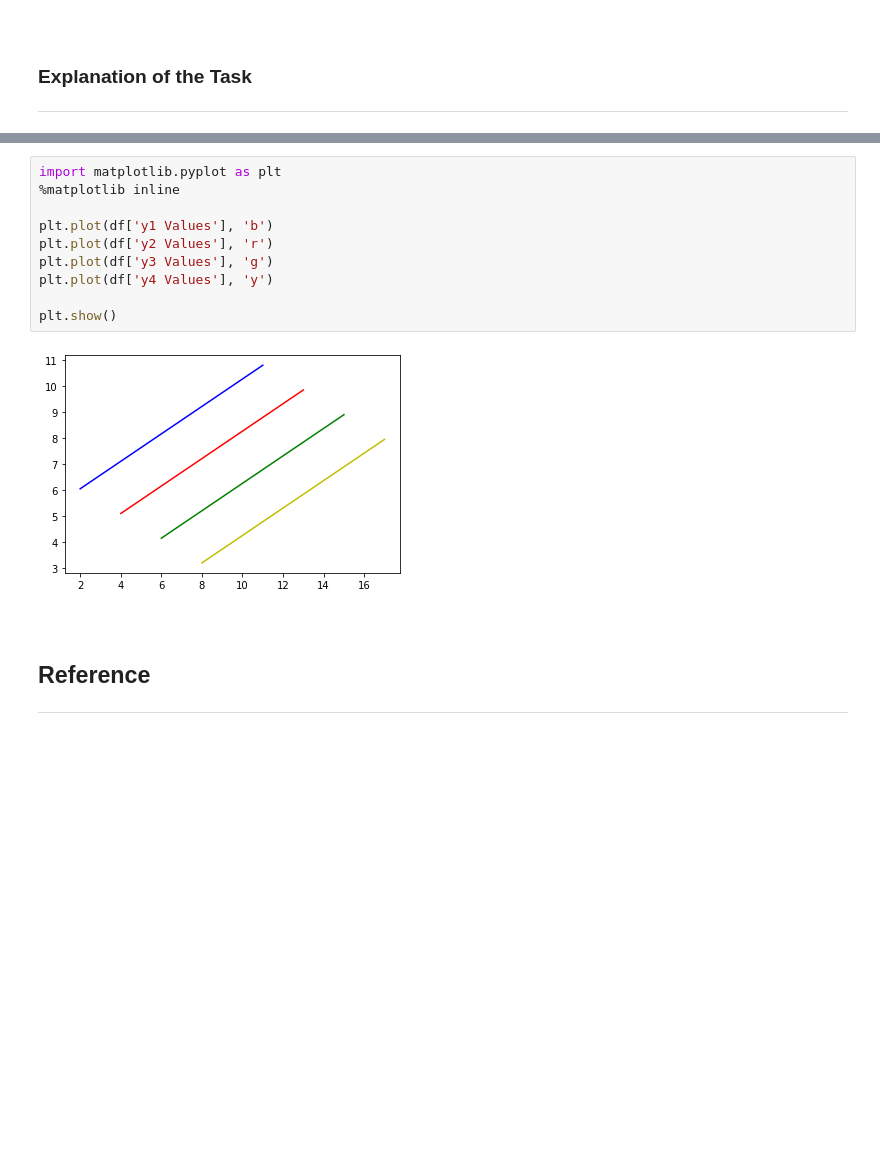
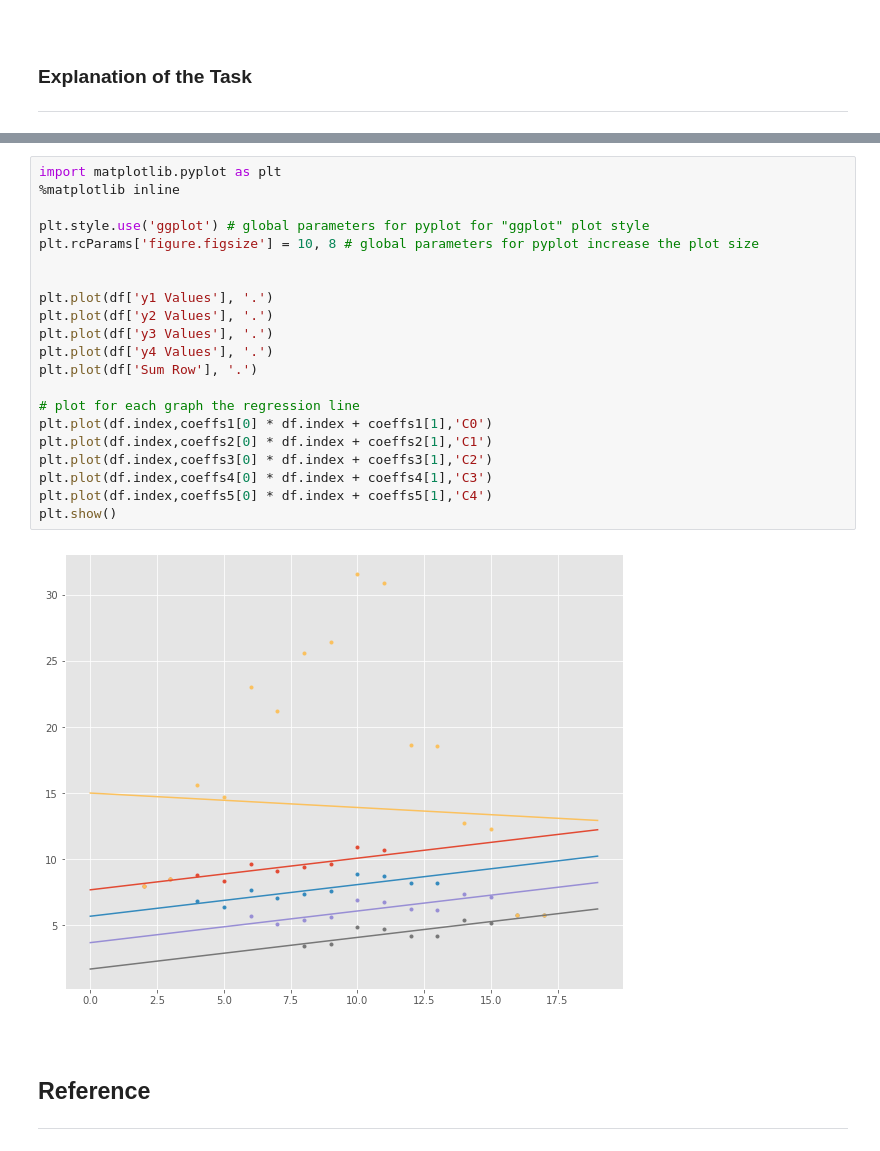
Before and after one commit to Silvio622/foda-task2020, a Jupyter notebook: Tasks for Fundamentals of Data Analysis.ipynb, the cells around one changed output, grey strips where cells are left out. Saved outputs shown, nothing was run; the diff lists cells and outputs as text; blank space fills up the shorter version.

```diff
--- a/Tasks for Fundamentals of Data Analysis.ipynb
+++ b/Tasks for Fundamentals of Data Analysis.ipynb
@@ -616,15 +639,26 @@ df
-# %%
-import matplotlib.pyplot as plt
-%matplotlib inline
-
-plt.plot(df['y1 Values'], 'b')
-plt.plot(df['y2 Values'], 'r')
-plt.plot(df['y3 Values'], 'g')
-plt.plot(df['y4 Values'], 'y')
-
-plt.show()
-# %% [output]
-[figure, removed]
+# %%
+import matplotlib.pyplot as plt
+%matplotlib inline
+
+plt.style.use('ggplot') # global parameters for pyplot for "ggplot" plot style
+plt.rcParams['figure.figsize'] = 10, 8 # global parameters for pyplot increase the plot size
+
+
+plt.plot(df['y1 Values'], '.')
+plt.plot(df['y2 Values'], '.')
+plt.plot(df['y3 Values'], '.')
+plt.plot(df['y4 Values'], '.')
+plt.plot(df['Sum Row'], '.')
+
+# plot for each graph the regression line
+plt.plot(df.index,coeffs1[0] * df.index + coeffs1[1],'C0')
+plt.plot(df.index,coeffs2[0] * df.index + coeffs2[1],'C1')
+plt.plot(df.index,coeffs3[0] * df.index + coeffs3[1],'C2')
+plt.plot(df.index,coeffs4[0] * df.index + coeffs4[1],'C3')
+plt.plot(df.index,coeffs5[0] * df.index + coeffs5[1],'C4')
+plt.show()
+# %% [output]
+[figure, added]
 # %% [markdown]
 <br>
 
```
Also changed, not shown: parts of 1 cell of this notebook.
